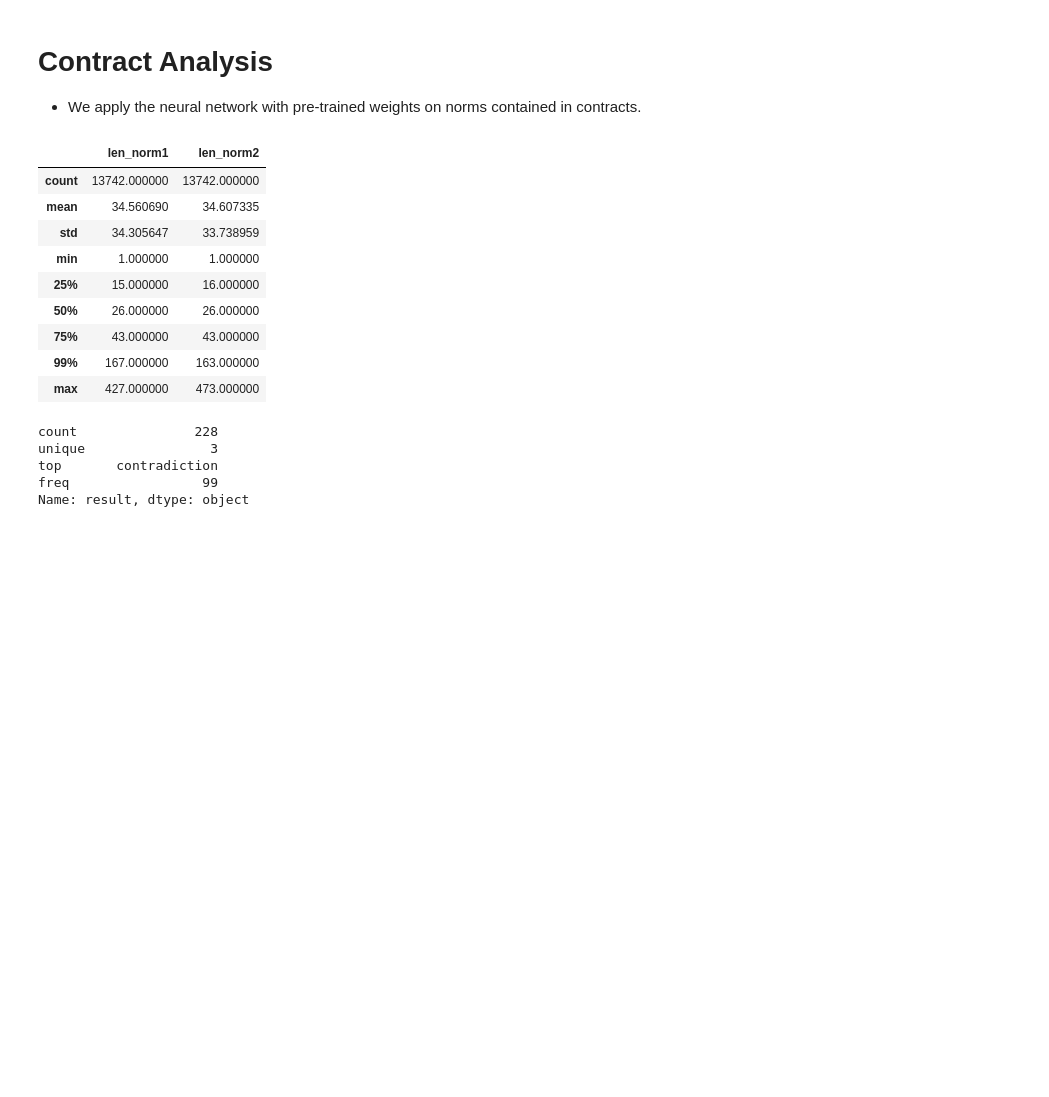
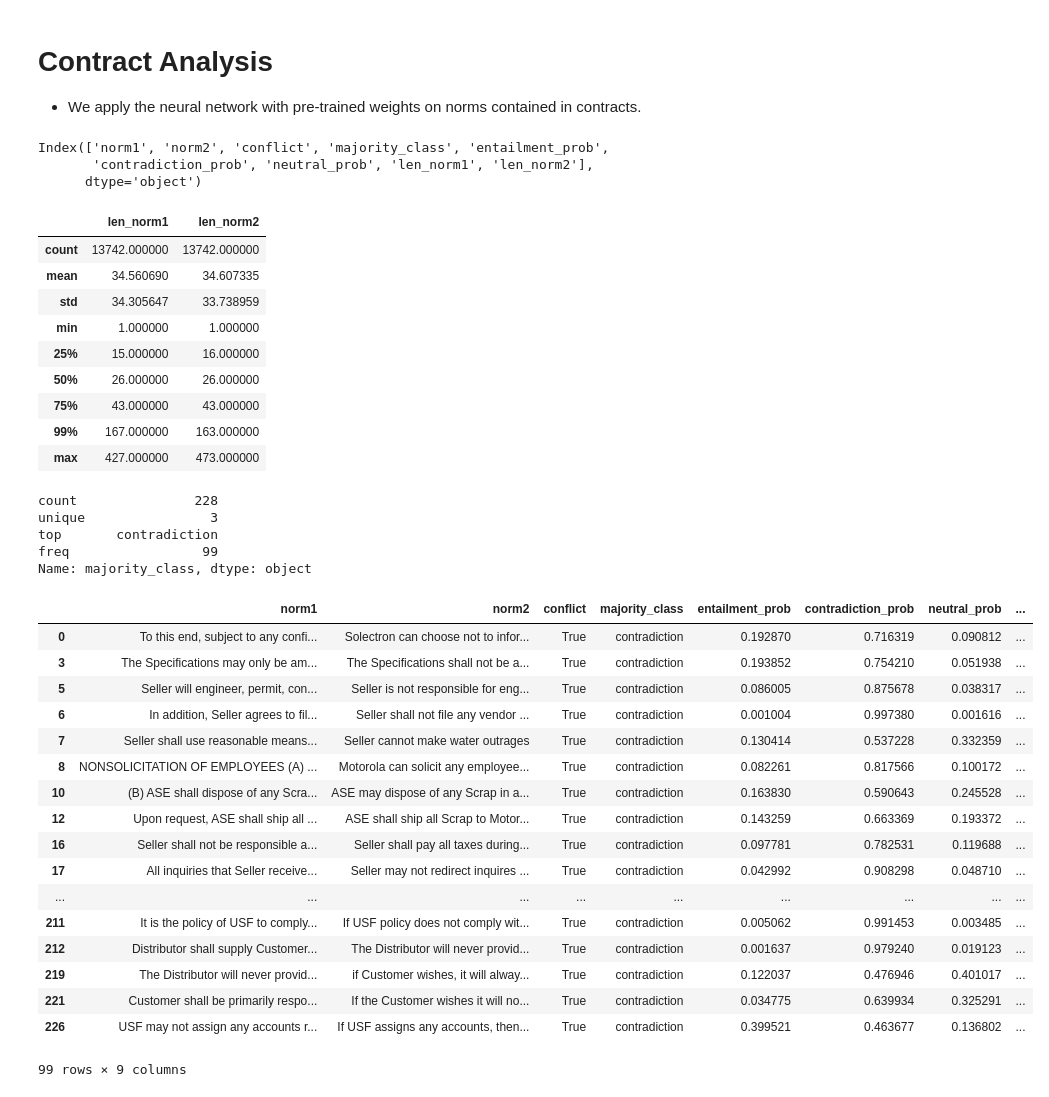
Before and after one commit to yukioichida/nli-transformer-decoder, a Jupyter notebook: notebooks/contract-analysis.ipynb, the cells around one changed output. Saved outputs shown, nothing was run; the diff lists cells and outputs as text; code cells hidden in the pictures; blank space fills up the shorter version.

Commit message:
result analysis

```diff
--- a/notebooks/contract-analysis.ipynb
+++ b/notebooks/contract-analysis.ipynb
@@ -11,8 +11,12 @@ results_df['len_norm1'] = results_df['norm1'].apply(lambda row: len(row.split())
 results_df['norm2'] = results_df['norm2'].astype(str)
 results_df['len_norm2'] = results_df['norm2'].apply(lambda row: len(row.split()))
 len_df = results_df[['len_norm1', 'len_norm2']]
+display(results_df.columns)
 len_df.describe(percentiles=[.25, .5, .75, .99])
 # %% [output]
+Index(['norm1', 'norm2', 'conflict', 'majority_class', 'entailment_prob',
+       'contradiction_prob', 'neutral_prob', 'len_norm1', 'len_norm2'],
+      dtype='object')
 |  | len_norm1 | len_norm2 |
 | count | 13742.000000 | 13742.000000 |
 | mean | 34.560690 | 34.607335 |
@@ -25,11 +29,11 @@ len_df.describe(percentiles=[.25, .5, .75, .99])
 | max | 427.000000 | 473.000000 |
 # %%
 conflicts_df = results_df[results_df['conflict']]
-conflicts_df['result'].describe()
+conflicts_df['majority_class'].describe()
 # %% [output]
 count               228
 unique                3
 top       contradiction
 freq                 99
-Name: result, dtype: object
+Name: majority_class, dtype: object
 # %%
@@ -37,4 +41,25 @@ entail_conflict_df = conflicts_df[conflicts_df['result'] == 'entailment']
 entail_conflict_df.to_csv('entail_conflicts.tsv', sep='\t')
 # %%
-con_conflict_df = conflicts_df[conflicts_df['result'] == 'contradiction']
+con_conflict_df = conflicts_df[conflicts_df['majority_class'] == 'contradiction']
 con_conflict_df.to_csv('contradiction_conflicts.tsv', sep='\t')
+# %%
+display(con_conflict_df)
+# %% [output]
+|  | norm1 | norm2 | conflict | majority_class | entailment_prob | contradiction_prob | neutral_prob | ... |
+| 0 | To this end, subject to any confi... | Solectron can choose not to infor... | True | contradiction | 0.192870 | 0.716319 | 0.090812 | ... |
+| 3 | The Specifications may only be am... | The Specifications shall not be a... | True | contradiction | 0.193852 | 0.754210 | 0.051938 | ... |
+| 5 | Seller will engineer, permit, con... | Seller is not responsible for eng... | True | contradiction | 0.086005 | 0.875678 | 0.038317 | ... |
+| 6 | In addition, Seller agrees to fil... | Seller shall not file any vendor ... | True | contradiction | 0.001004 | 0.997380 | 0.001616 | ... |
+| 7 | Seller shall use reasonable means... | Seller cannot make water outrages | True | contradiction | 0.130414 | 0.537228 | 0.332359 | ... |
+| 8 | NONSOLICITATION OF EMPLOYEES (A) ... | Motorola can solicit any employee... | True | contradiction | 0.082261 | 0.817566 | 0.100172 | ... |
+| 10 | (B) ASE shall dispose of any Scra... | ASE may dispose of any Scrap in a... | True | contradiction | 0.163830 | 0.590643 | 0.245528 | ... |
+| 12 | Upon request, ASE shall ship all ... | ASE shall ship all Scrap to Motor... | True | contradiction | 0.143259 | 0.663369 | 0.193372 | ... |
+| 16 | Seller shall not be responsible a... | Seller shall pay all taxes during... | True | contradiction | 0.097781 | 0.782531 | 0.119688 | ... |
+| 17 | All inquiries that Seller receive... | Seller may not redirect inquires ... | True | contradiction | 0.042992 | 0.908298 | 0.048710 | ... |
+| ... | ... | ... | ... | ... | ... | ... | ... | ... |
+| 211 | It is the policy of USF to comply... | If USF policy does not comply wit... | True | contradiction | 0.005062 | 0.991453 | 0.003485 | ... |
+| 212 | Distributor shall supply Customer... | The Distributor will never provid... | True | contradiction | 0.001637 | 0.979240 | 0.019123 | ... |
+| 219 | The Distributor will never provid... | if Customer wishes, it will alway... | True | contradiction | 0.122037 | 0.476946 | 0.401017 | ... |
+| 221 | Customer shall be primarily respo... | If the Customer wishes it will no... | True | contradiction | 0.034775 | 0.639934 | 0.325291 | ... |
+| 226 | USF may not assign any accounts r... | If USF assigns any accounts, then... | True | contradiction | 0.399521 | 0.463677 | 0.136802 | ... |
+99 rows × 9 columns
```
Also changed, not shown: parts of 1 cell of this notebook, 2 other files.
